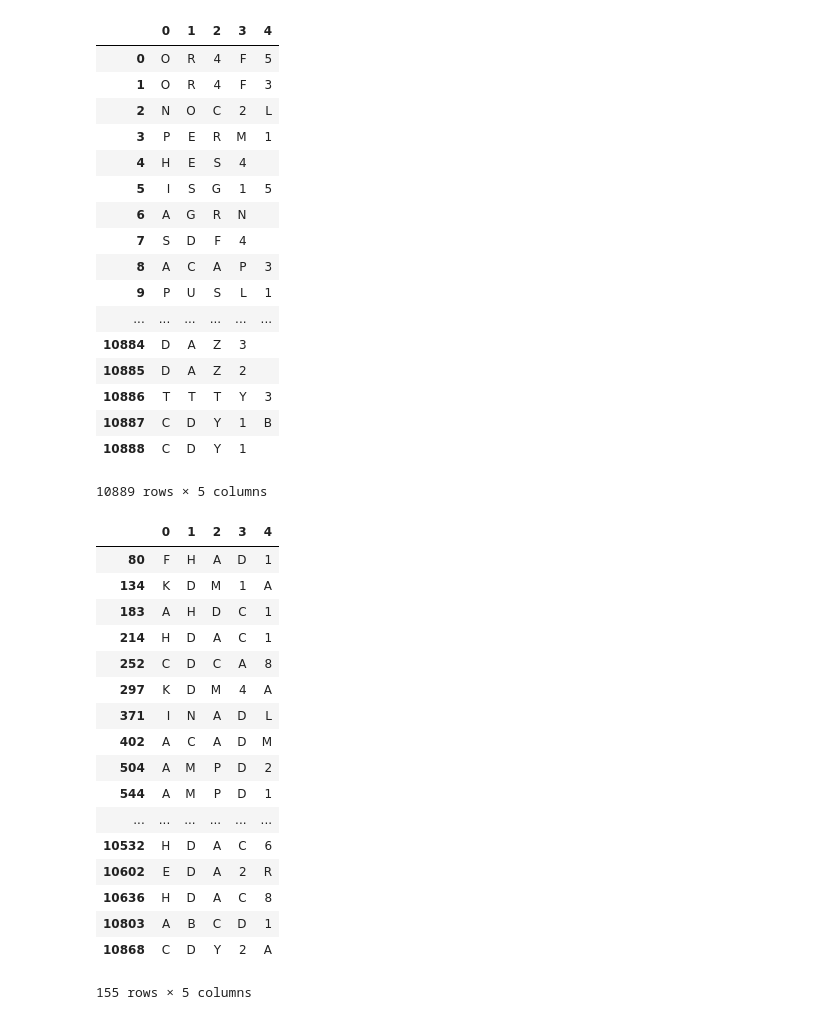
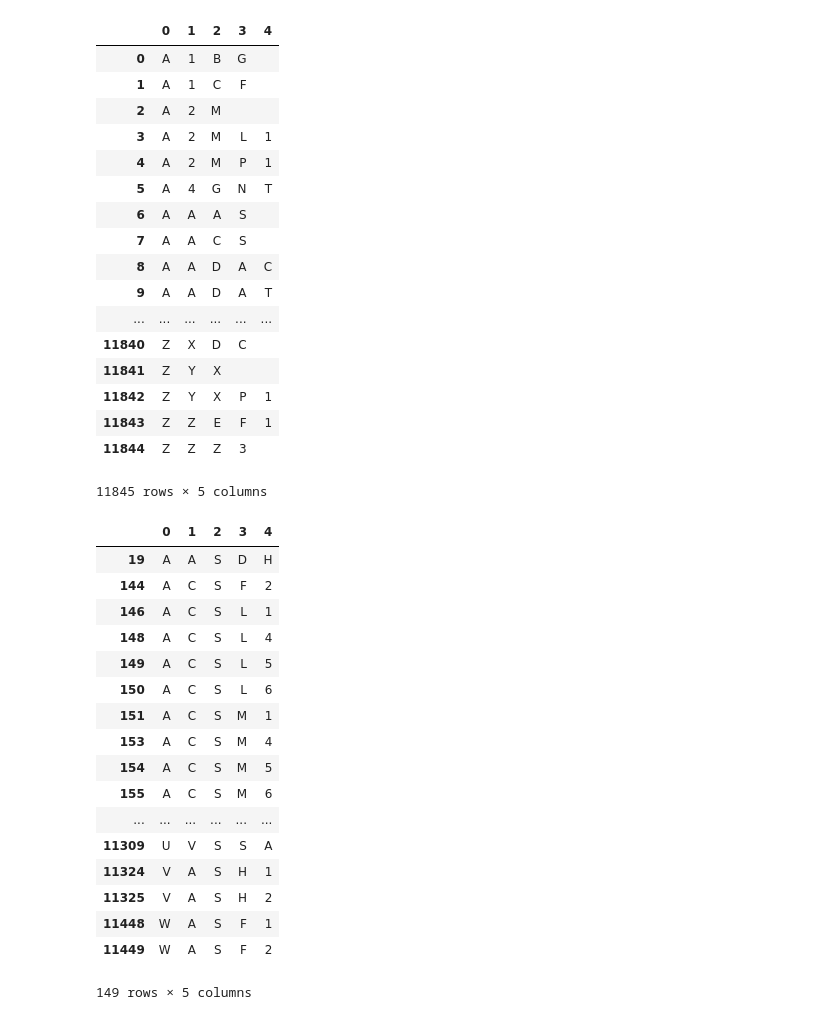
Before and after one commit to ajveltri22/genele_solver, a Jupyter notebook: genele_solver.ipynb, the cells around one changed output. Cells and saved outputs as stored; diff of their text form; code cells hidden in the pictures.

```diff
--- a/genele_solver.ipynb
+++ b/genele_solver.ipynb
@@ -9,3 +5,5 @@ gene_list = gene_list.loc[:,1].drop_duplicates().to_list()
+# %%
+gene_list = pd.read_table("./hgnc_complete_set.txt", header = 0).symbol.to_list()
 # %%
 class solver:
     def __init__(self, gene_list):
@@ -71,42 +69,42 @@ mysolver = solver(gene_list)
 mysolver()
 # %% [output]
 |  | 0 | 1 | 2 | 3 | 4 |
-| 0 | O | R | 4 | F | 5 |
-| 1 | O | R | 4 | F | 3 |
-| 2 | N | O | C | 2 | L |
-| 3 | P | E | R | M | 1 |
-| 4 | H | E | S | 4 |  |
-| 5 | I | S | G | 1 | 5 |
-| 6 | A | G | R | N |  |
-| 7 | S | D | F | 4 |  |
-| 8 | A | C | A | P | 3 |
-| 9 | P | U | S | L | 1 |
+| 0 | A | 1 | B | G |  |
+| 1 | A | 1 | C | F |  |
+| 2 | A | 2 | M |  |  |
+| 3 | A | 2 | M | L | 1 |
+| 4 | A | 2 | M | P | 1 |
+| 5 | A | 4 | G | N | T |
+| 6 | A | A | A | S |  |
+| 7 | A | A | C | S |  |
+| 8 | A | A | D | A | C |
+| 9 | A | A | D | A | T |
 | ... | ... | ... | ... | ... | ... |
-| 10884 | D | A | Z | 3 |  |
-| 10885 | D | A | Z | 2 |  |
-| 10886 | T | T | T | Y | 3 |
-| 10887 | C | D | Y | 1 | B |
-| 10888 | C | D | Y | 1 |  |
+| 11840 | Z | X | D | C |  |
+| 11841 | Z | Y | X |  |  |
+| 11842 | Z | Y | X | P | 1 |
+| 11843 | Z | Z | E | F | 1 |
+| 11844 | Z | Z | Z | 3 |  |
-10889 rows × 5 columns
+11845 rows × 5 columns
 # %%
-mysolver.guess("DAZ3 ", yellow=[1,2], green=[])
+mysolver.guess("RPS3 ", yellow=[], green=[3])
 # %% [output]
 |  | 0 | 1 | 2 | 3 | 4 |
-| 80 | F | H | A | D | 1 |
-| 134 | K | D | M | 1 | A |
-| 183 | A | H | D | C | 1 |
-| 214 | H | D | A | C | 1 |
-| 252 | C | D | C | A | 8 |
-| 297 | K | D | M | 4 | A |
-| 371 | I | N | A | D | L |
-| 402 | A | C | A | D | M |
-| 504 | A | M | P | D | 2 |
-| 544 | A | M | P | D | 1 |
+| 19 | A | A | S | D | H |
+| 144 | A | C | S | F | 2 |
+| 146 | A | C | S | L | 1 |
+| 148 | A | C | S | L | 4 |
+| 149 | A | C | S | L | 5 |
+| 150 | A | C | S | L | 6 |
+| 151 | A | C | S | M | 1 |
+| 153 | A | C | S | M | 4 |
+| 154 | A | C | S | M | 5 |
+| 155 | A | C | S | M | 6 |
 | ... | ... | ... | ... | ... | ... |
-| 10532 | H | D | A | C | 6 |
-| 10602 | E | D | A | 2 | R |
-| 10636 | H | D | A | C | 8 |
-| 10803 | A | B | C | D | 1 |
-| 10868 | C | D | Y | 2 | A |
+| 11309 | U | V | S | S | A |
+| 11324 | V | A | S | H | 1 |
+| 11325 | V | A | S | H | 2 |
+| 11448 | W | A | S | F | 1 |
+| 11449 | W | A | S | F | 2 |
-155 rows × 5 columns
+149 rows × 5 columns
 # %%
```
Also changed, not shown: parts of 7 cells of this notebook, 2 other files.
